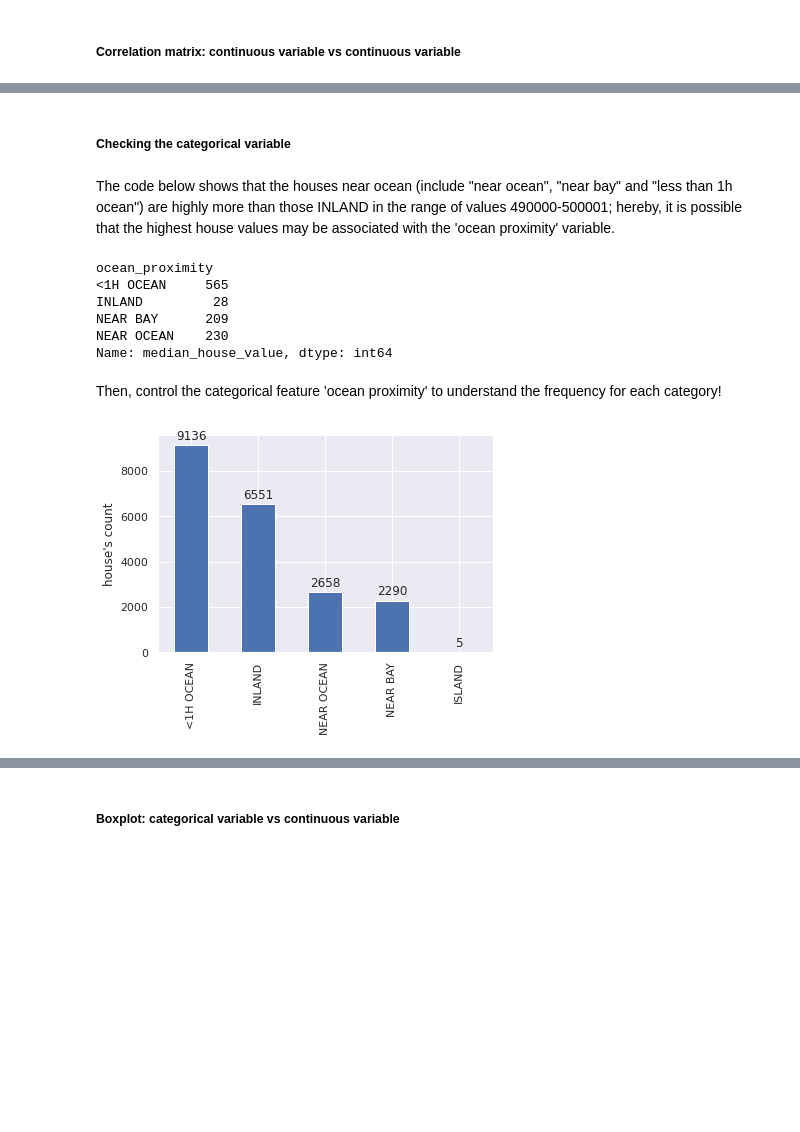
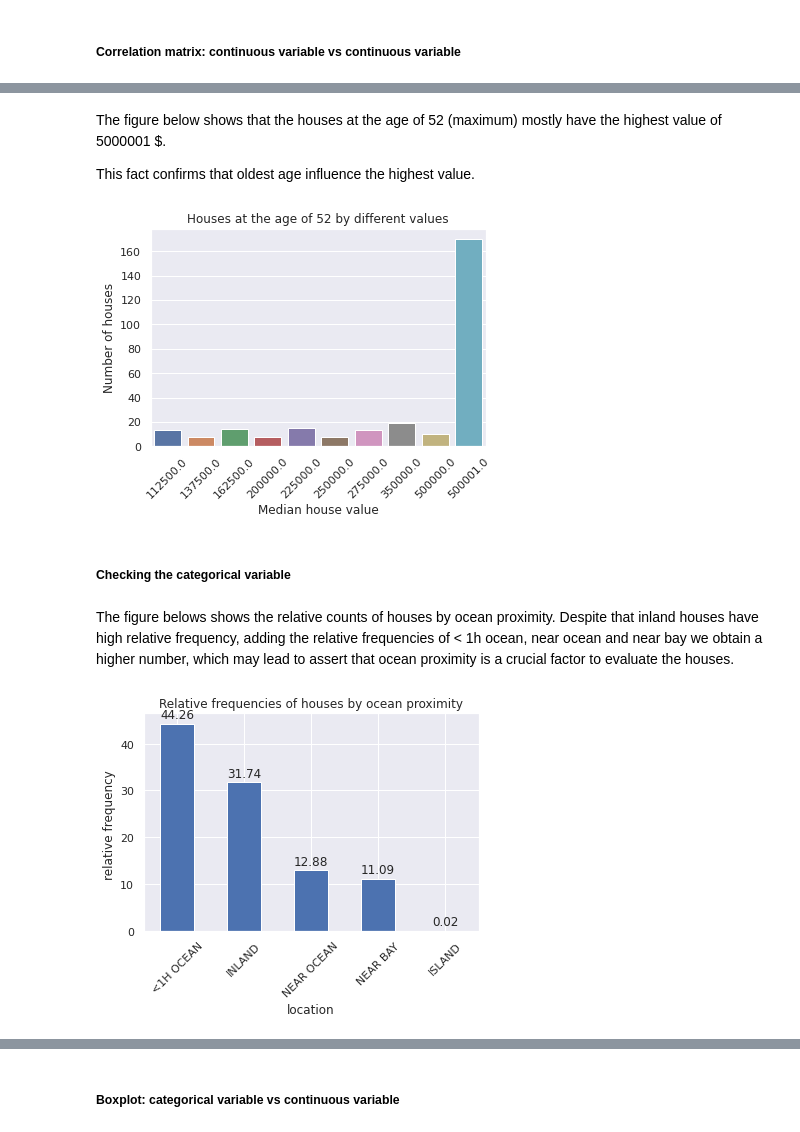
Before and after one commit to LorenzoBussotti/California_house_median_value_prediction, a Jupyter notebook: Californian_house_value.ipynb, the cells around one changed output, grey strips where cells are left out. Saved outputs shown, nothing was run; the diff lists cells and outputs as text; code cells hidden in the pictures; blank space fills up the shorter version.

```diff
--- a/Californian_house_value.ipynb
+++ b/Californian_house_value.ipynb
@@ -172,26 +180,35 @@ plt.show()
+# %% [markdown]
+The figure below shows that the houses at the age of 52 (maximum) mostly have the highest value of 5000001 $.
+
+This fact confirms that oldest age influence the highest value.
+# %%
+grouped= (ch[(ch.housing_median_age==52)]
+           .groupby(['median_house_value'])['housing_median_age']
+           .count()
+           .sort_values(ascending=False))
+sns.barplot(x=grouped.index[:10],y=grouped.values[:10])
+plt.title('Houses at the age of 52 by different values')
+plt.ylabel('Number of houses')
+plt.xlabel('Median house value')
+plt.xticks(rotation=45)
+plt.show()
+# %% [output]
+[figure, added]
 # %% [markdown]
 ##### Checking the categorical variable
-# %% [markdown]
-The code below shows that the houses near ocean (include "near ocean", "near bay" and "less than 1h ocean") are highly more than those INLAND in the range of values 490000-500001; hereby, it is possible that the highest house values may be associated with the 'ocean proximity' variable.
-# %%
-ch[(ch.median_house_value.between(490000, 500001))].groupby(['ocean_proximity'])['median_house_value'].count()
-# %% [output]
-ocean_proximity
-<1H OCEAN     565
-INLAND         28
-NEAR BAY      209
-NEAR OCEAN    230
-Name: median_house_value, dtype: int64
-# %% [markdown]
-Then, control the categorical feature 'ocean proximity' to understand the frequency for each category!
+# %% [markdown]
+The figure belows shows the relative counts of houses by ocean proximity. Despite that inland houses have high relative frequency, adding the relative frequencies of < 1h ocean, near ocean and near bay we obtain a higher number, which may lead to assert that ocean proximity is a crucial factor to evaluate the houses.
 # %%
-plot = ch['ocean_proximity'].value_counts().plot(kind='bar', ylabel="house's count") #count values of 'ocean_proximity'
+plot = ch['ocean_proximity'].value_counts(normalize=True).mul(100).plot(kind='bar', ylabel="relative frequency ", xlabel='location')
 for p in plot.patches:
-    plot.annotate(format(p.get_height()),
+    plot.annotate(format(p.get_height(), '.2f'),
                    (p.get_x() + p.get_width() / 2., p.get_height()),
                    ha = 'center', va = 'center',
                    xytext = (0, 9),
                    textcoords = 'offset points')
+
+plt.title('Relative frequencies of houses by ocean proximity')
+plt.xticks(rotation=45)
 plt.show()
 # %% [output]
-[figure, old version]
+[figure, new version]
```
Also changed, not shown: parts of 19 cells of this notebook.
